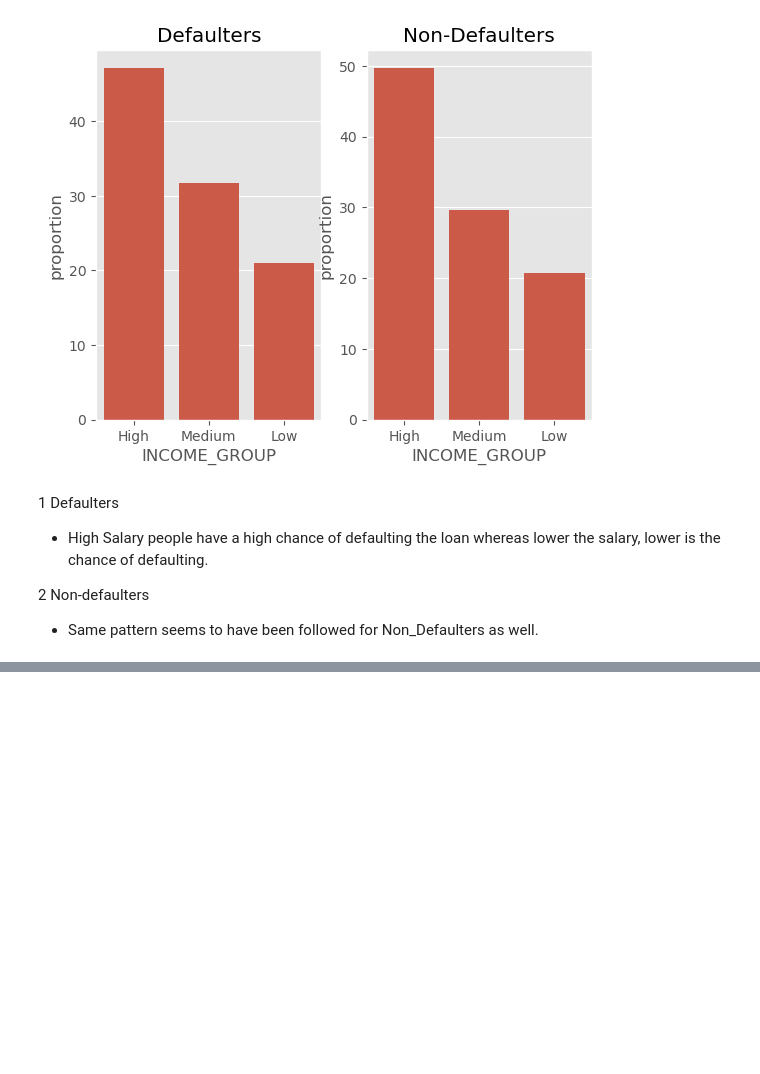
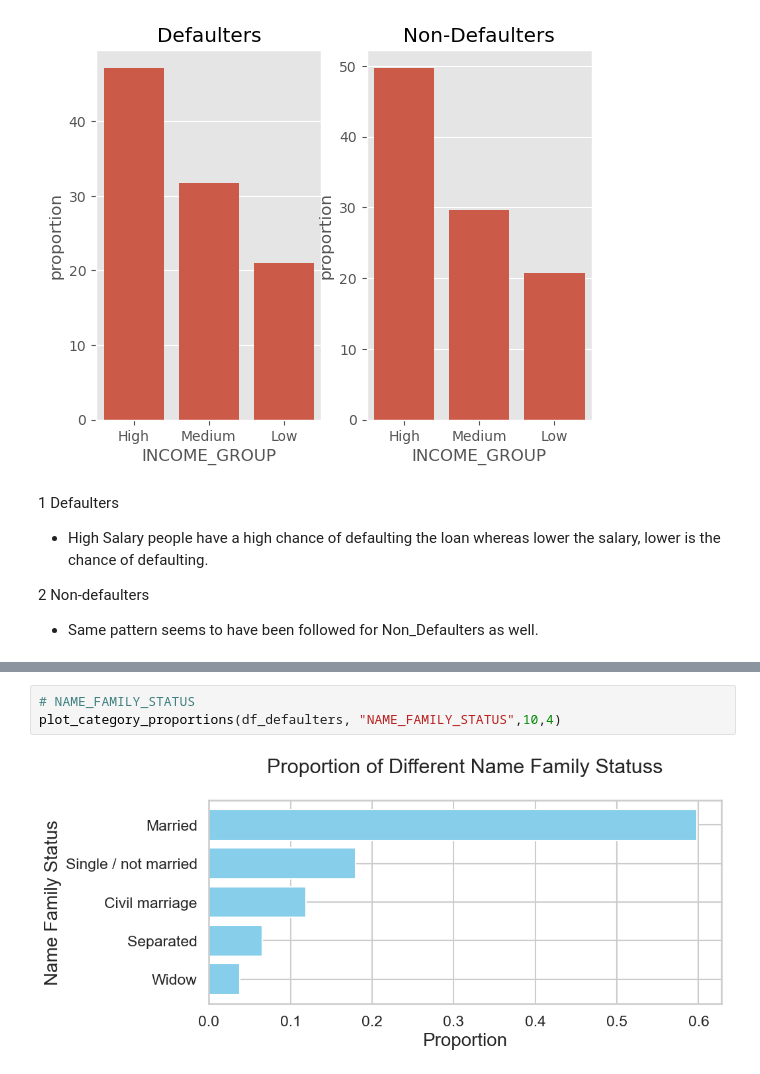
Before and after one commit to PrakNew/UpGrad, a Jupyter notebook: Credit EDA Case Study/credit-eda-case-study.ipynb, the cells around one changed output, grey strips where cells are left out. Saved outputs shown, nothing was run; the diff lists cells and outputs as text; blank space fills up the shorter version.

```diff
--- a/Credit EDA Case Study/credit-eda-case-study.ipynb
+++ b/Credit EDA Case Study/credit-eda-case-study.ipynb
@@ -791,0 +829,5 @@ Text(0.5, 1.0, 'Non-Defaulters')
+# %%
+# NAME_FAMILY_STATUS
+plot_category_proportions(df_defaulters, "NAME_FAMILY_STATUS",10,4)
+# %% [output]
+[figure, added]
```
Also changed, not shown: parts of 11 cells of this notebook.
